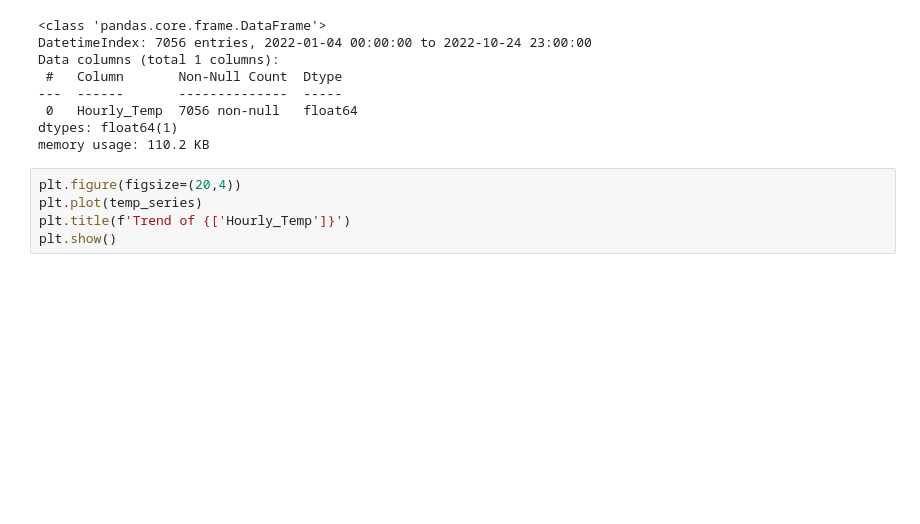
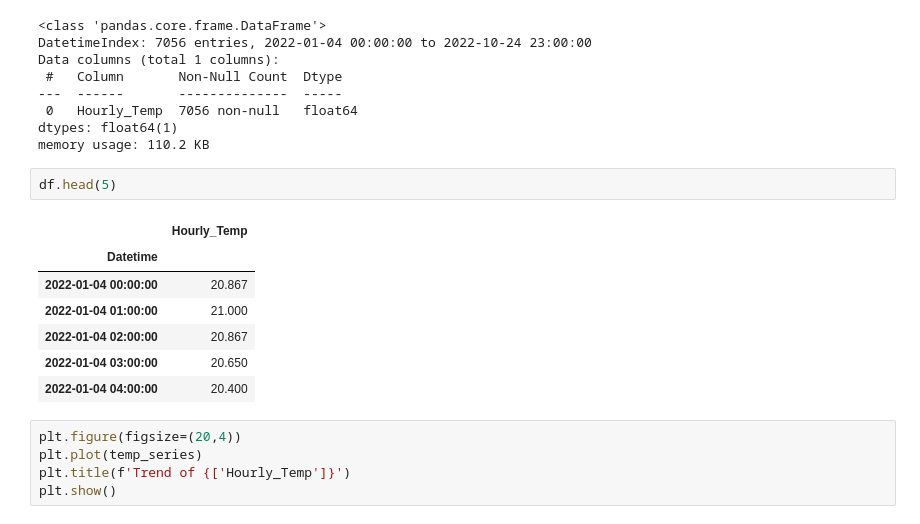
Before and after one commit to selvanaayagam-tech/hands-on-practice, a Jupyter notebook: Time_forecast_ARIMA_SARIMA/Temperature_Forecast_ARIMA/SELVA_WEATHER_ARIMA_TEMP.ipynb, the cells around one changed output. Cells and saved outputs as stored; diff of their text form; blank space fills up the shorter version.

```diff
--- a/Time_forecast_ARIMA_SARIMA/Temperature_Forecast_ARIMA/SELVA_WEATHER_ARIMA_TEMP.ipynb
+++ b/Time_forecast_ARIMA_SARIMA/Temperature_Forecast_ARIMA/SELVA_WEATHER_ARIMA_TEMP.ipynb
@@ -79,6 +77,16 @@ Data columns (total 1 columns):
  0   Hourly_Temp  7056 non-null   float64
 dtypes: float64(1)
 memory usage: 110.2 KB
+# %%
+df.head(5)
+# %% [output]
+|  | Hourly_Temp |
+| Datetime |  |
+| 2022-01-04 00:00:00 | 20.867 |
+| 2022-01-04 01:00:00 | 21.000 |
+| 2022-01-04 02:00:00 | 20.867 |
+| 2022-01-04 03:00:00 | 20.650 |
+| 2022-01-04 04:00:00 | 20.400 |
 # %%
 plt.figure(figsize=(20,4))
 plt.plot(temp_series)
```
Also changed, not shown: parts of 2 cells of this notebook.
